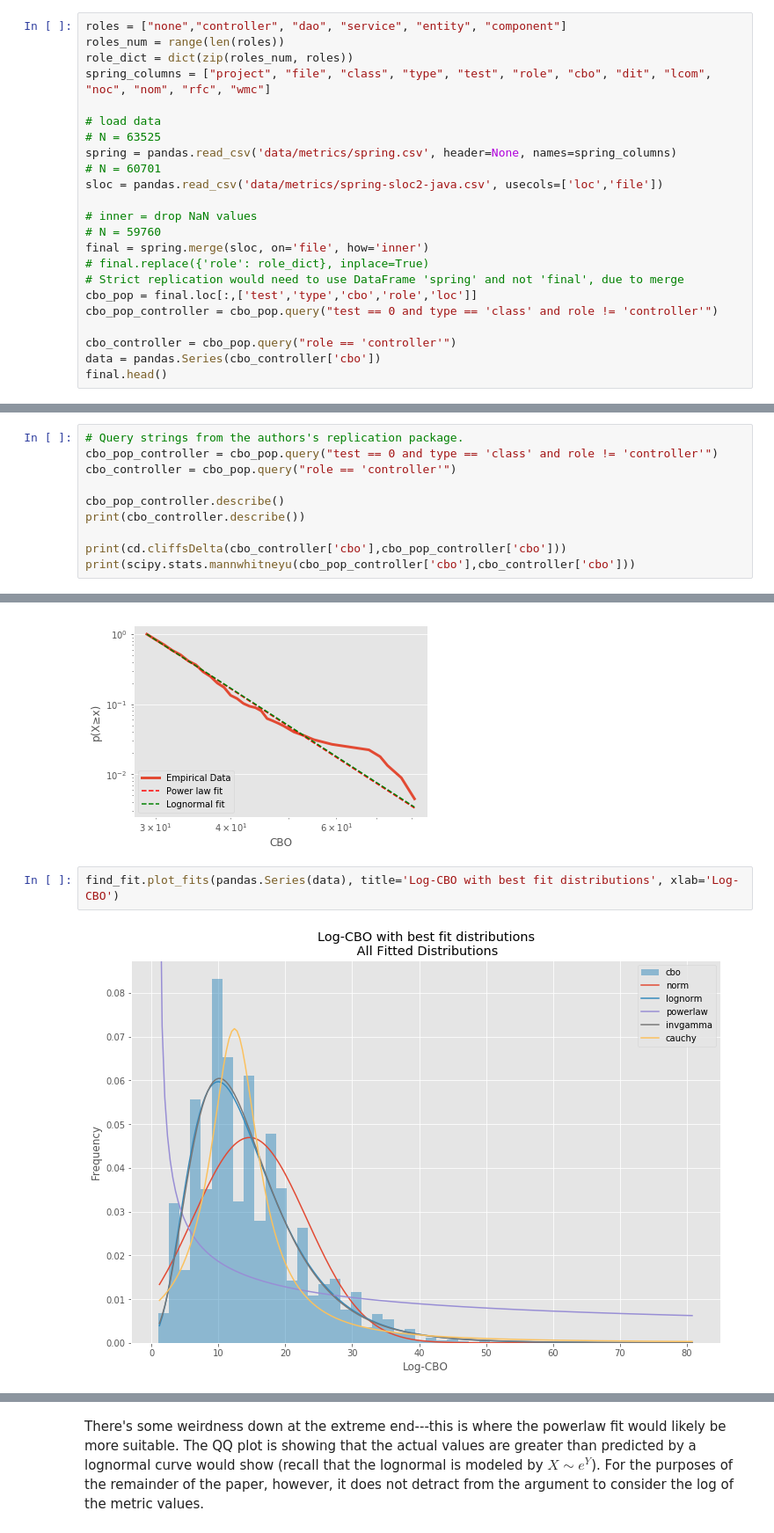
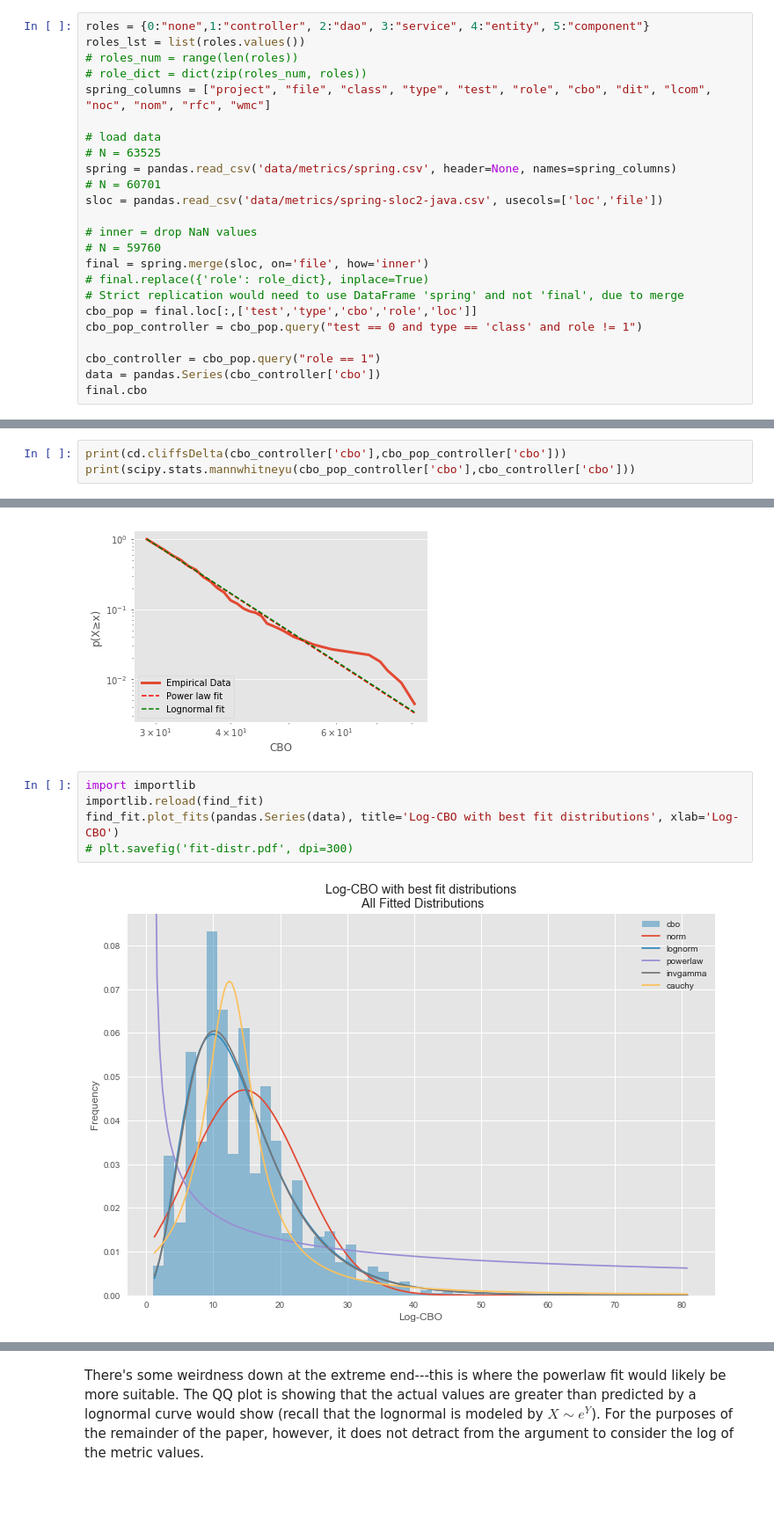
Before and after one commit to neilernst/satt-replication, a Jupyter notebook: satt-replication.ipynb, the cells around one changed output, grey strips where cells are left out. Shown at 88% size. Saved outputs shown, nothing was run; the diff lists cells and outputs as text; blank space fills up the shorter version.

```diff
--- a/satt-replication.ipynb
+++ b/satt-replication.ipynb
@@ -57,9 +99,10 @@ import powerlaw
 # %% [markdown]
 First, a bit of data cleaning. I want to eventually use the lines of code as a predictor, so we merge that into the original metrics data. Some rows are missing either a metric or a LOC count, so we drop those.
 # %%
-roles = ["none","controller", "dao", "service", "entity", "component"]
-roles_num = range(len(roles))
-role_dict = dict(zip(roles_num, roles))
+roles = {0:"none",1:"controller", 2:"dao", 3:"service", 4:"entity", 5:"component"}
+roles_lst = list(roles.values())
+# roles_num = range(len(roles))
+# role_dict = dict(zip(roles_num, roles))
 spring_columns = ["project", "file", "class", "type", "test", "role", "cbo", "dit", "lcom", "noc", "nom", "rfc", "wmc"]
 
 # load data
@@ -74,11 +117,11 @@ final = spring.merge(sloc, on='file', how='inner')
 # final.replace({'role': role_dict}, inplace=True)
 # Strict replication would need to use DataFrame 'spring' and not 'final', due to merge
 cbo_pop = final.loc[:,['test','type','cbo','role','loc']]
-cbo_pop_controller = cbo_pop.query("test == 0 and type == 'class' and role != 'controller'")
+cbo_pop_controller = cbo_pop.query("test == 0 and type == 'class' and role != 1")
 
-cbo_controller = cbo_pop.query("role == 'controller'")
+cbo_controller = cbo_pop.query("role == 1")
 data = pandas.Series(cbo_controller['cbo'])
-final.head()
+final.cbo
 # %% [output]
 |  | project | file | class | type | test | role | cbo | dit | lcom | noc | nom | ... |
 | 0 | tatami-team1 | /media/dsk1/webapps-springmvc/tat... | fr.ippon.tatami.domain.validation... | interface | 0 | 0 | 0 | 1 | 0 | 0 | 0 | ... |
@@ -133,13 +255,6 @@ for role in roles[1:]:
 delta, effsize = cd.cliffsDelta(cbo_controller['cbo'],cbo_pop_controller['cbo'])
 statistic, pvalue = stats.mannwhitneyu(cbo_pop_controller['cbo'],cbo_controller['cbo'])
 # %%
-# Query strings from the authors's replication package.
-cbo_pop_controller = cbo_pop.query("test == 0 and type == 'class' and role != 'controller'")
-cbo_controller = cbo_pop.query("role == 'controller'")
-
-cbo_pop_controller.describe()
-print(cbo_controller.describe())
-
 print(cd.cliffsDelta(cbo_controller['cbo'],cbo_pop_controller['cbo']))
 print(scipy.stats.mannwhitneyu(cbo_pop_controller['cbo'],cbo_controller['cbo']))
 # %% [output]
@@ -188,6 +295,9 @@ figname = 'FigLognormal'
 Calculating best minimal value for power law fit
 [figure]
 # %%
+import importlib
+importlib.reload(find_fit)
 find_fit.plot_fits(pandas.Series(data), title='Log-CBO with best fit distributions', xlab='Log-CBO')
+# plt.savefig('fit-distr.pdf', dpi=300)
 # %% [output]
-[figure, old version]
+[figure, new version]
```
Also changed, not shown: parts of 73 cells of this notebook, 4 other files.
